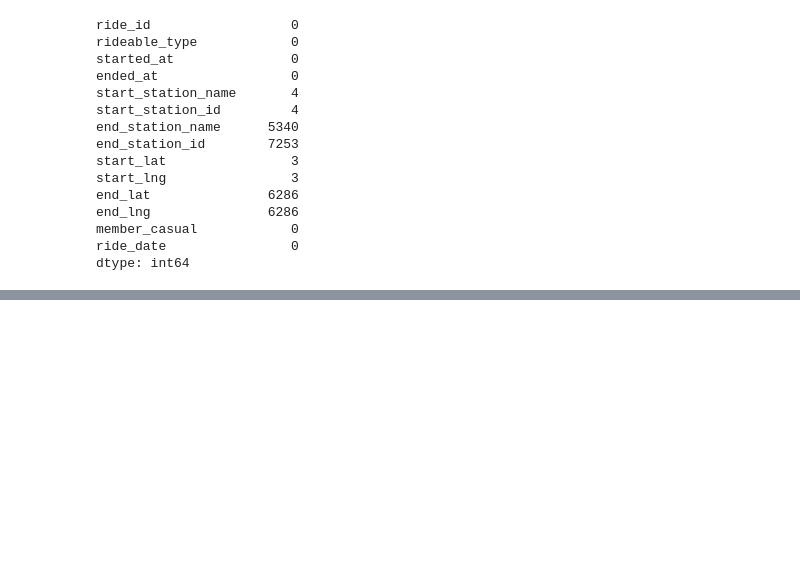
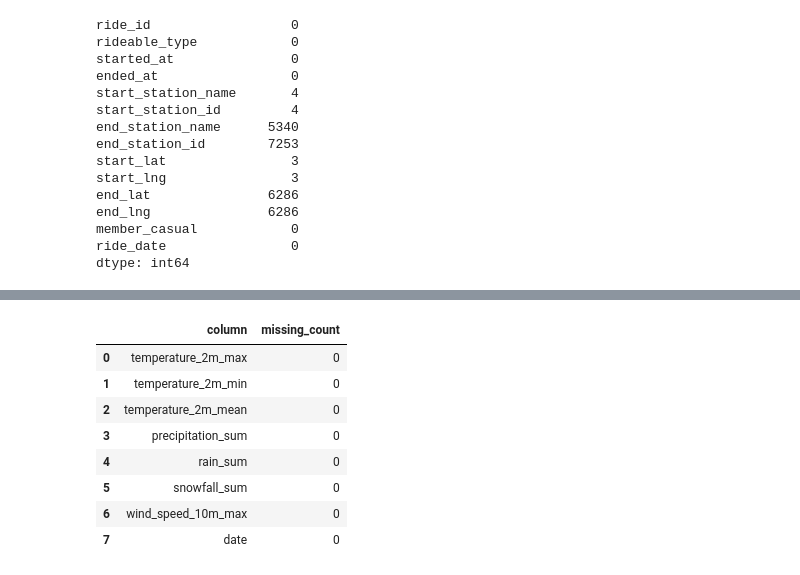
Before and after one commit to MarTvyal62/NYJ-City-Bike, a Jupyter notebook: notebooks/6_SQLAlchemy.ipynb, the cells around one changed output, grey strips where cells are left out. Cells and saved outputs as stored; diff of their text form; code cells hidden in the pictures; blank space fills up the shorter version.

```diff
--- a/notebooks/6_SQLAlchemy.ipynb
+++ b/notebooks/6_SQLAlchemy.ipynb
@@ -691,0 +765,20 @@ shutil.rmtree(output_dir)
+# %%
+missing_values = (
+    weather_daily
+        .isna()
+        .sum()
+        .reset_index()
+)
+
+missing_values.columns = ["column", "missing_count"]
+missing_values
+# %% [output]
+|  | column | missing_count |
+| 0 | temperature_2m_max | 0 |
+| 1 | temperature_2m_min | 0 |
+| 2 | temperature_2m_mean | 0 |
+| 3 | precipitation_sum | 0 |
+| 4 | rain_sum | 0 |
+| 5 | snowfall_sum | 0 |
+| 6 | wind_speed_10m_max | 0 |
+| 7 | date | 0 |
```
Also changed, not shown: parts of 13 cells of this notebook, 2 other files.
